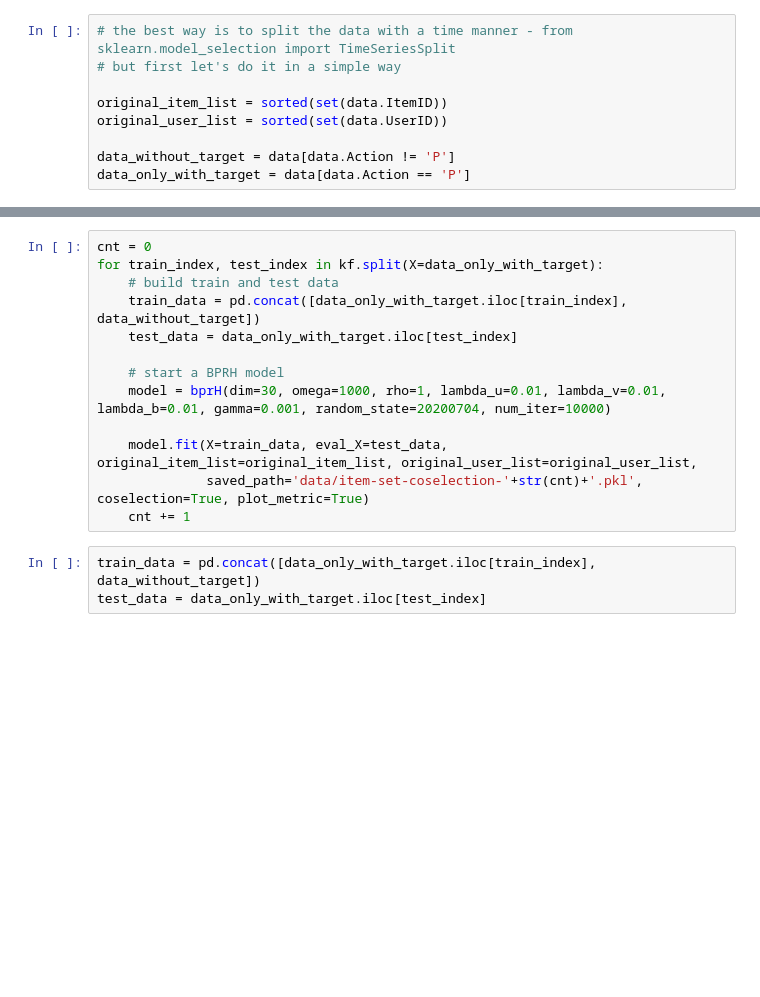
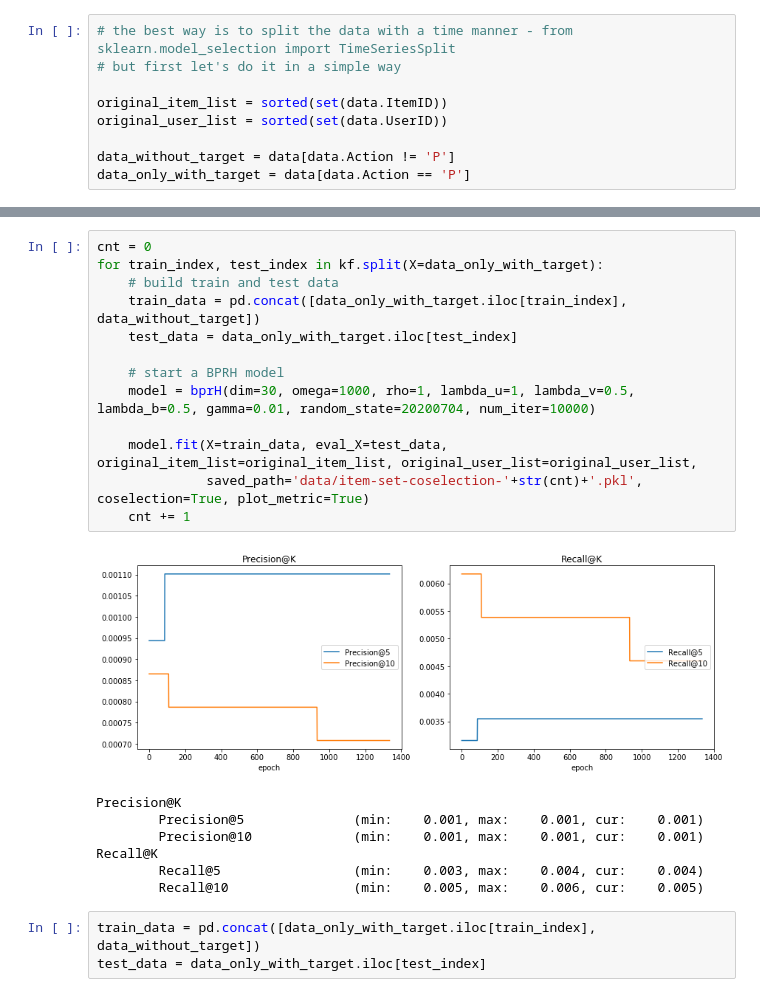
Before and after one commit to liu-yihong/BPRH, a Jupyter notebook: bprH_test.ipynb, the cells around one changed output, grey strips where cells are left out. Drawn from its saved outputs; the diff is of its cells as text; blank space fills up the shorter version.

```diff
--- a/bprH_test.ipynb
+++ b/bprH_test.ipynb
@@ -80,16 +87,24 @@ kf.get_n_splits(X=data_only_with_target)
 # %%
 cnt = 0
 for train_index, test_index in kf.split(X=data_only_with_target):
     # build train and test data
     train_data = pd.concat([data_only_with_target.iloc[train_index], data_without_target])
     test_data = data_only_with_target.iloc[test_index]
 
     # start a BPRH model
-    model = bprH(dim=30, omega=1000, rho=1, lambda_u=0.01, lambda_v=0.01, lambda_b=0.01, gamma=0.001, random_state=20200704, num_iter=10000)
+    model = bprH(dim=30, omega=1000, rho=1, lambda_u=1, lambda_v=0.5, lambda_b=0.5, gamma=0.01, random_state=20200704, num_iter=10000)
 
     model.fit(X=train_data, eval_X=test_data, original_item_list=original_item_list, original_user_list=original_user_list,
               saved_path='data/item-set-coselection-'+str(cnt)+'.pkl', coselection=True, plot_metric=True)
     cnt += 1
+# %% [output]
+[figure, added]
+Precision@K
+        Precision@5              (min:    0.001, max:    0.001, cur:    0.001)
+        Precision@10             (min:    0.001, max:    0.001, cur:    0.001)
+Recall@K
+        Recall@5                 (min:    0.003, max:    0.004, cur:    0.004)
+        Recall@10                (min:    0.005, max:    0.006, cur:    0.005)
 # %%
 train_data = pd.concat([data_only_with_target.iloc[train_index], data_without_target])
 test_data = data_only_with_target.iloc[test_index]
```
Also changed, not shown: parts of 6 cells of this notebook, 2 other files.
